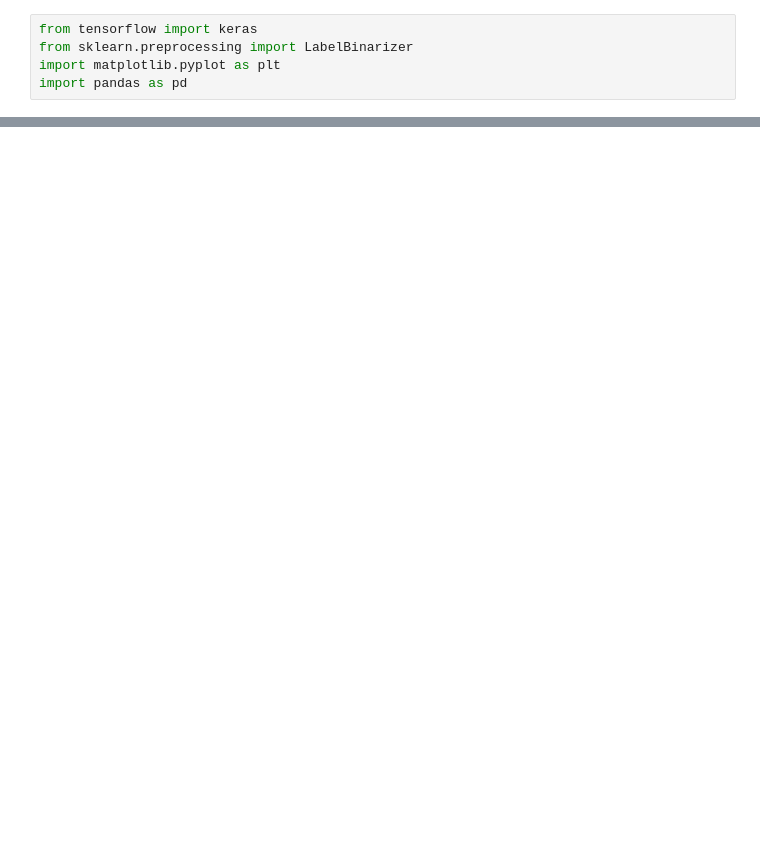
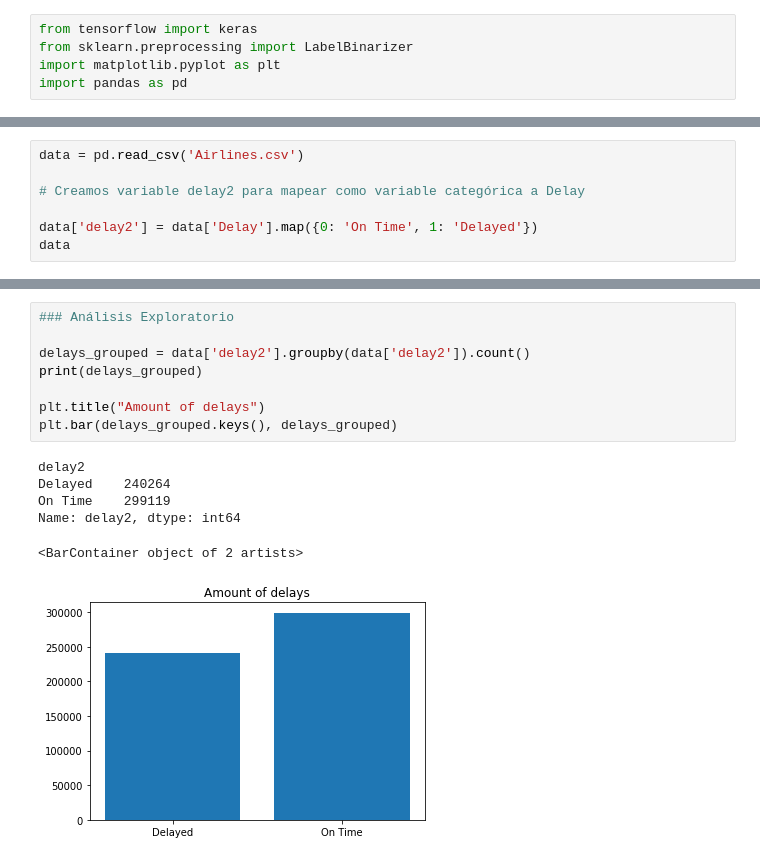
Before and after one commit to nsalazarv/msds_NN, a Jupyter notebook: MLP Classifier/mlp_aerolineas.ipynb, the cells around one changed output, grey strips where cells are left out. Saved outputs shown, nothing was run; the diff lists cells and outputs as text; blank space fills up the shorter version.

```diff
--- a/MLP Classifier/mlp_aerolineas.ipynb
+++ b/MLP Classifier/mlp_aerolineas.ipynb
@@ -24,0 +6,7 @@ data
+# %%
+data = pd.read_csv('Airlines.csv')
+
+# Creamos variable delay2 para mapear como variable categórica a Delay
+
+data['delay2'] = data['Delay'].map({0: 'On Time', 1: 'Delayed'})
+data
@@ -24,0 +27,15 @@ data
+# %%
+### Análisis Exploratorio
+
+delays_grouped = data['delay2'].groupby(data['delay2']).count()
+print(delays_grouped)
+
+plt.title("Amount of delays")
+plt.bar(delays_grouped.keys(), delays_grouped)
+# %% [output]
+delay2
+Delayed    240264
+On Time    299119
+Name: delay2, dtype: int64
+<BarContainer object of 2 artists>
+[figure, added]
```
Also changed, not shown: parts of 6 cells of this notebook.
